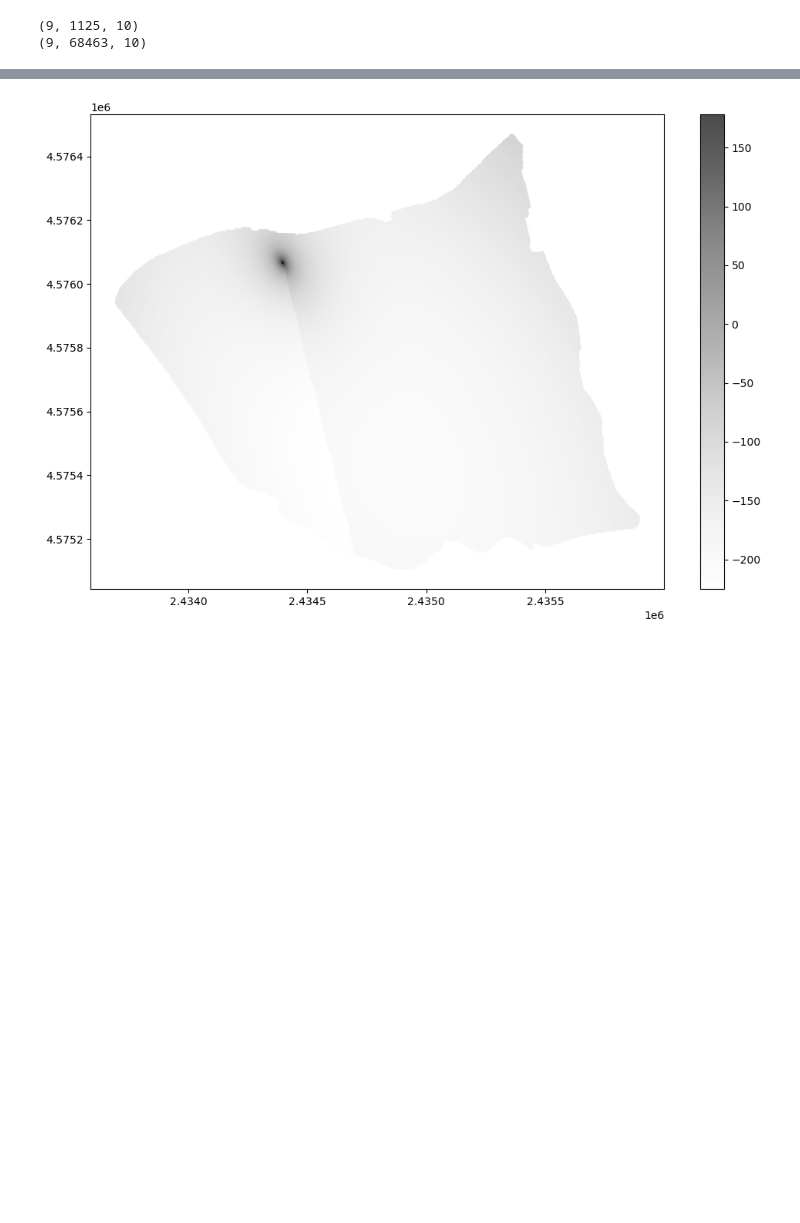
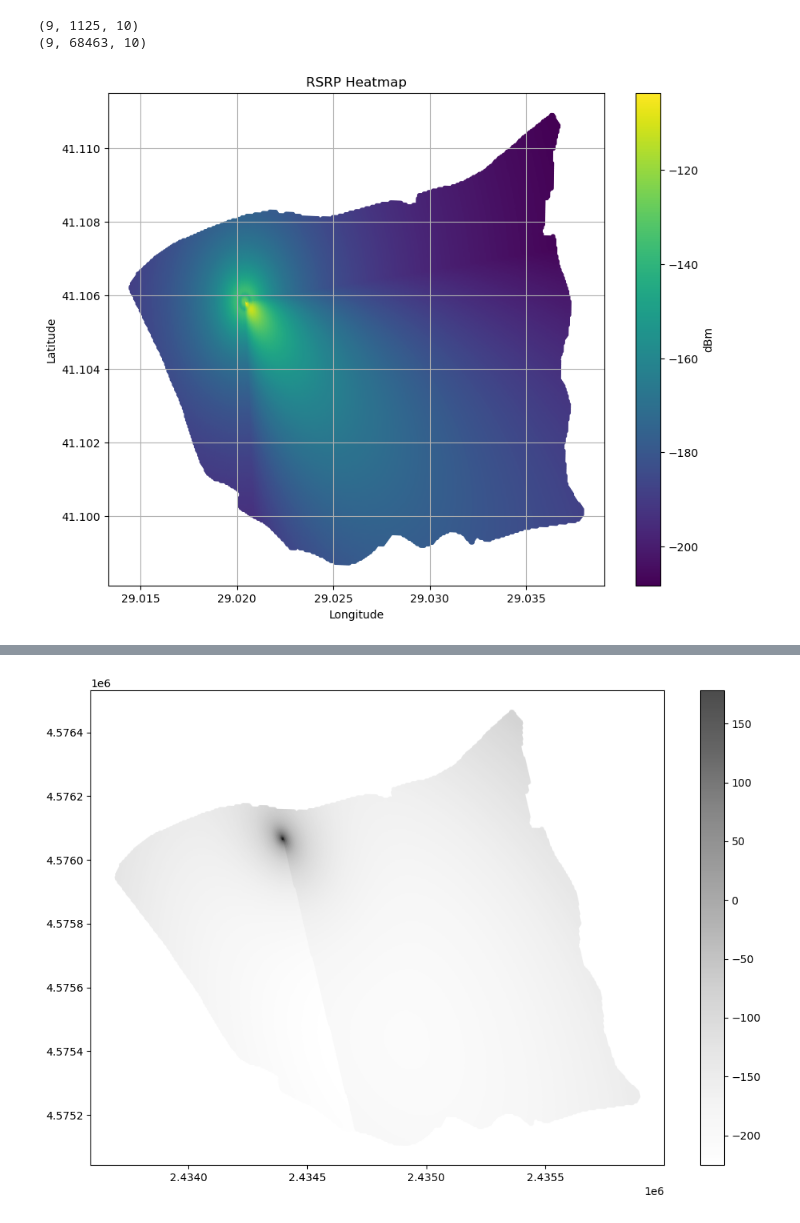
Before and after one commit to Teknofest-High5/5G-Positioning-Competition, a Jupyter notebook: Notebooks/map_gpd.ipynb, the cells around one changed output, grey strips where cells are left out. Saved outputs shown, nothing was run; the diff lists cells and outputs as text; code cells hidden in the pictures; blank space fills up the shorter version.

```diff
--- a/Notebooks/map_gpd.ipynb
+++ b/Notebooks/map_gpd.ipynb
@@ -199,3 +199,19 @@ print(pred_features.shape)
 # %% [output]
 (9, 1125, 10)
 (9, 68463, 10)
+# %%
+from coverage_v2 import calculate_rsrp_and_heatmap
+
+new_grid_data = calculate_rsrp_and_heatmap(
+    grid_data,
+    bs_latitude = 41.1058417,
+    bs_longitude = 29.0205028,
+    bs_height = 6,
+    ue_height=1.5,
+    azimuth= 130,
+    plot_heatmap = True,
+    path_loss_strategy= "3GPP_UMi_NLOS",
+
+)
+# %% [output]
+[figure, added]
```
Also changed, not shown: parts of 5 cells of this notebook, 5 other files.
